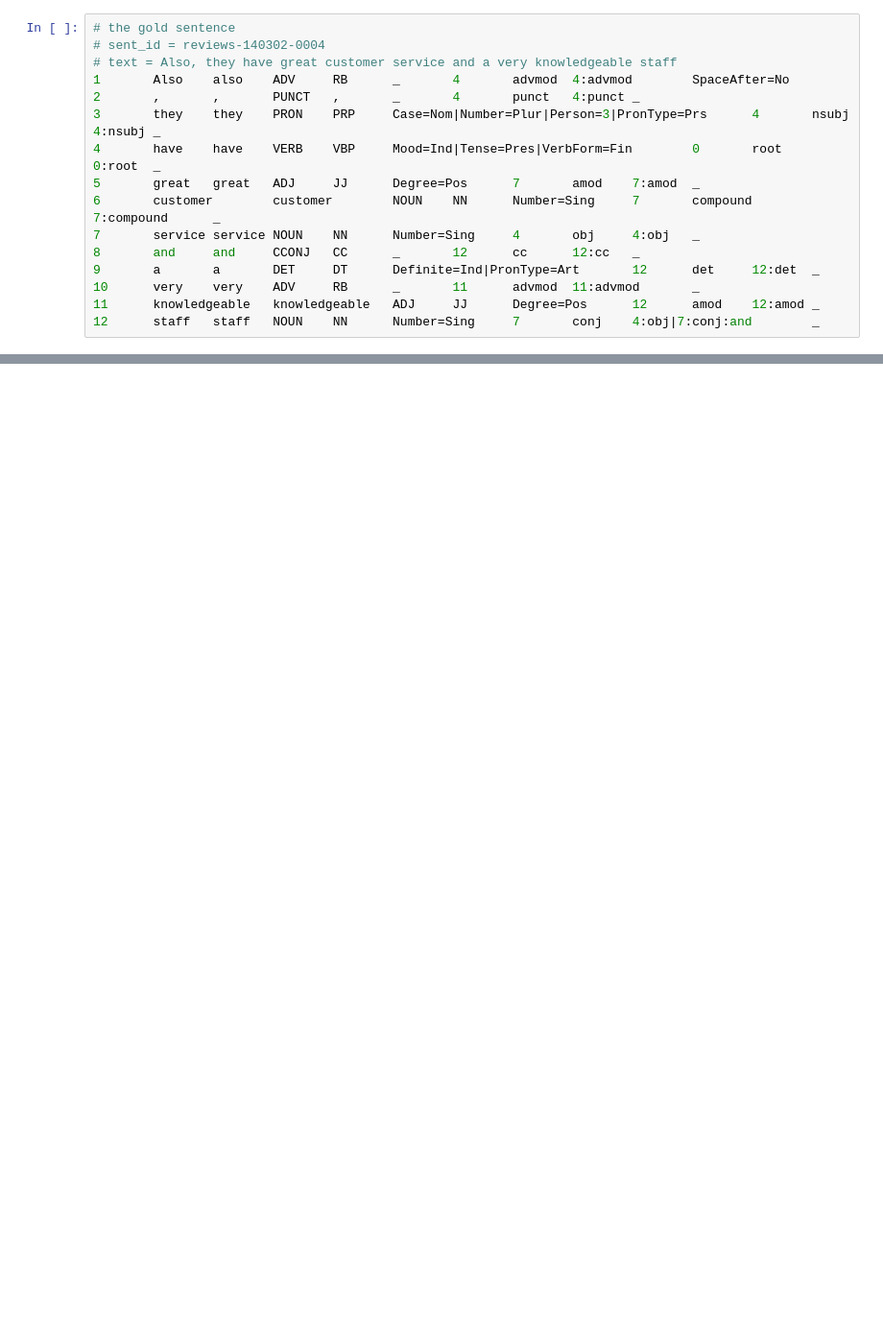
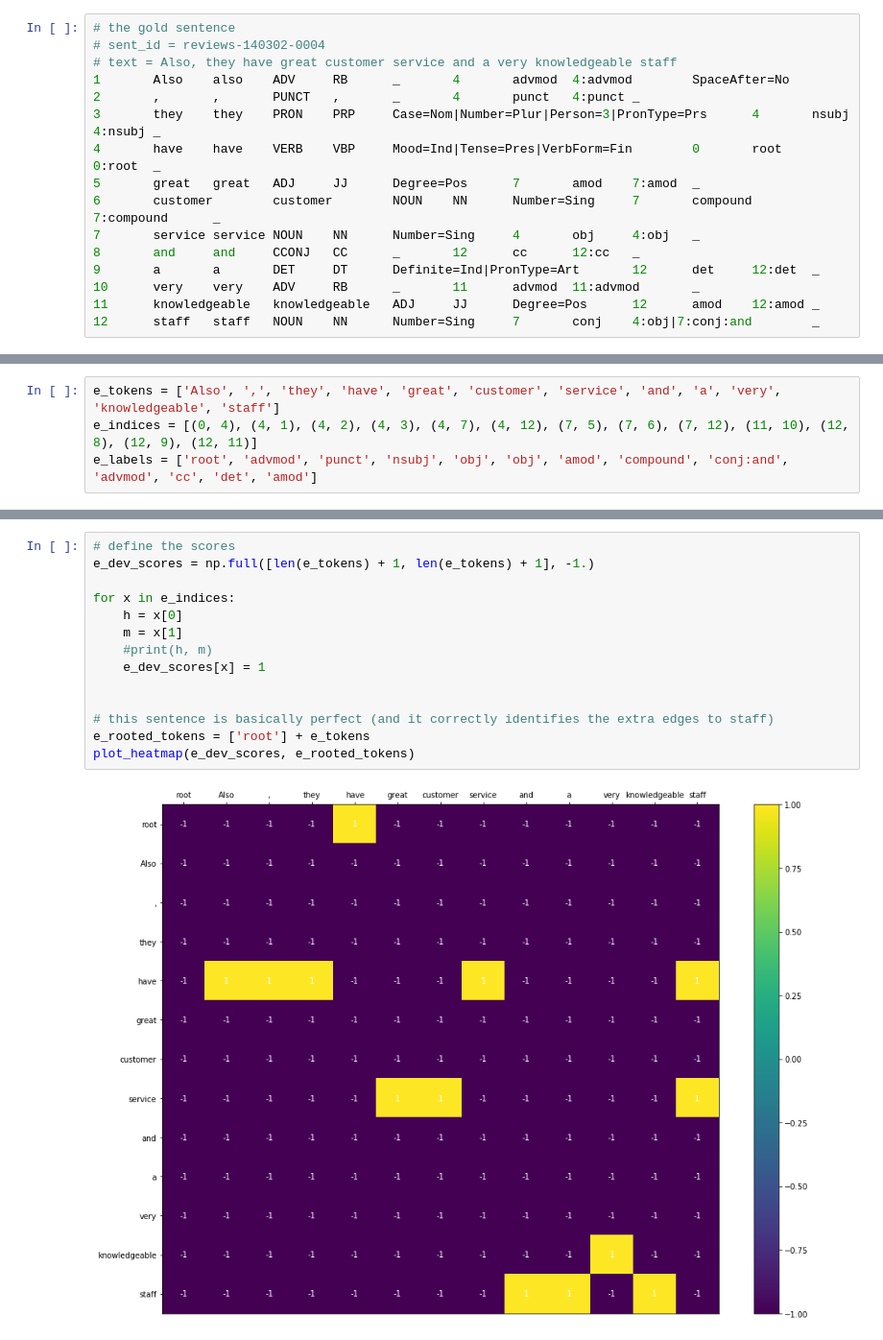
Before and after one commit to jbrry/Enhanced-UD-Parsing, a Jupyter notebook: notebooks/semantic_parser_predict.ipynb, the cells around one changed output, grey strips where cells are left out. Shown at 96% size. Cells and saved outputs as stored; diff of their text form; blank space fills up the shorter version.

Commit message:
visualise some predictions

```diff
--- a/notebooks/semantic_parser_predict.ipynb
+++ b/notebooks/semantic_parser_predict.ipynb
@@ -178,0 +205,4 @@ plot_heatmap(dev_scores, rooted_tokens)
+# %%
+e_tokens = ['Also', ',', 'they', 'have', 'great', 'customer', 'service', 'and', 'a', 'very', 'knowledgeable', 'staff']
+e_indices = [(0, 4), (4, 1), (4, 2), (4, 3), (4, 7), (4, 12), (7, 5), (7, 6), (7, 12), (11, 10), (12, 8), (12, 9), (12, 11)]
+e_labels = ['root', 'advmod', 'punct', 'nsubj', 'obj', 'obj', 'amod', 'compound', 'conj:and', 'advmod', 'cc', 'det', 'amod']
@@ -178,0 +221,16 @@ plot_heatmap(dev_scores, rooted_tokens)
+# %%
+# define the scores
+e_dev_scores = np.full([len(e_tokens) + 1, len(e_tokens) + 1], -1.)
+
+for x in e_indices:
+    h = x[0]
+    m = x[1]
+    #print(h, m)
+    e_dev_scores[x] = 1
+
+
+# this sentence is basically perfect (and it correctly identifies the extra edges to staff)
+e_rooted_tokens = ['root'] + e_tokens
+plot_heatmap(e_dev_scores, e_rooted_tokens)
+# %% [output]
+[figure, added]
```
Also changed, not shown: parts of 11 cells of this notebook.
